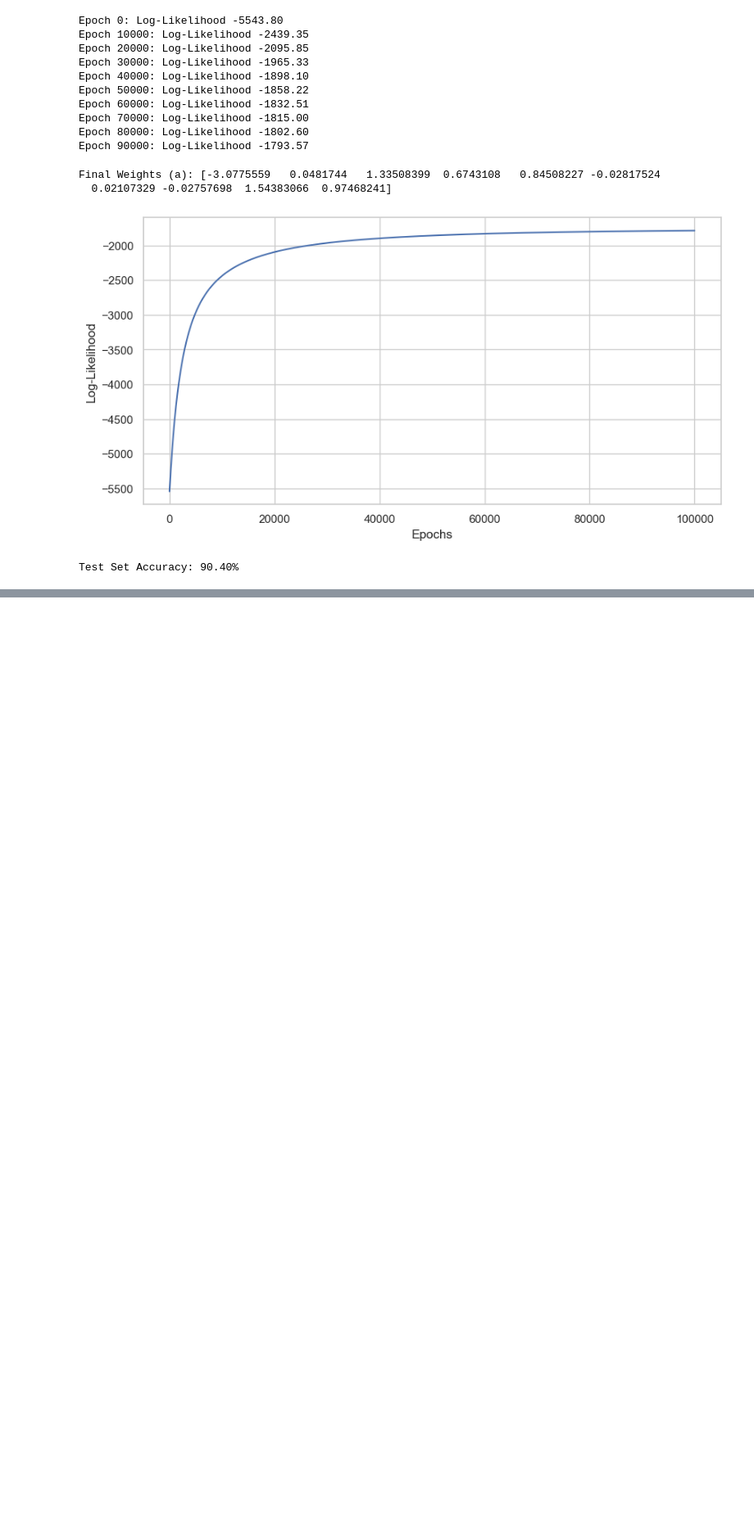
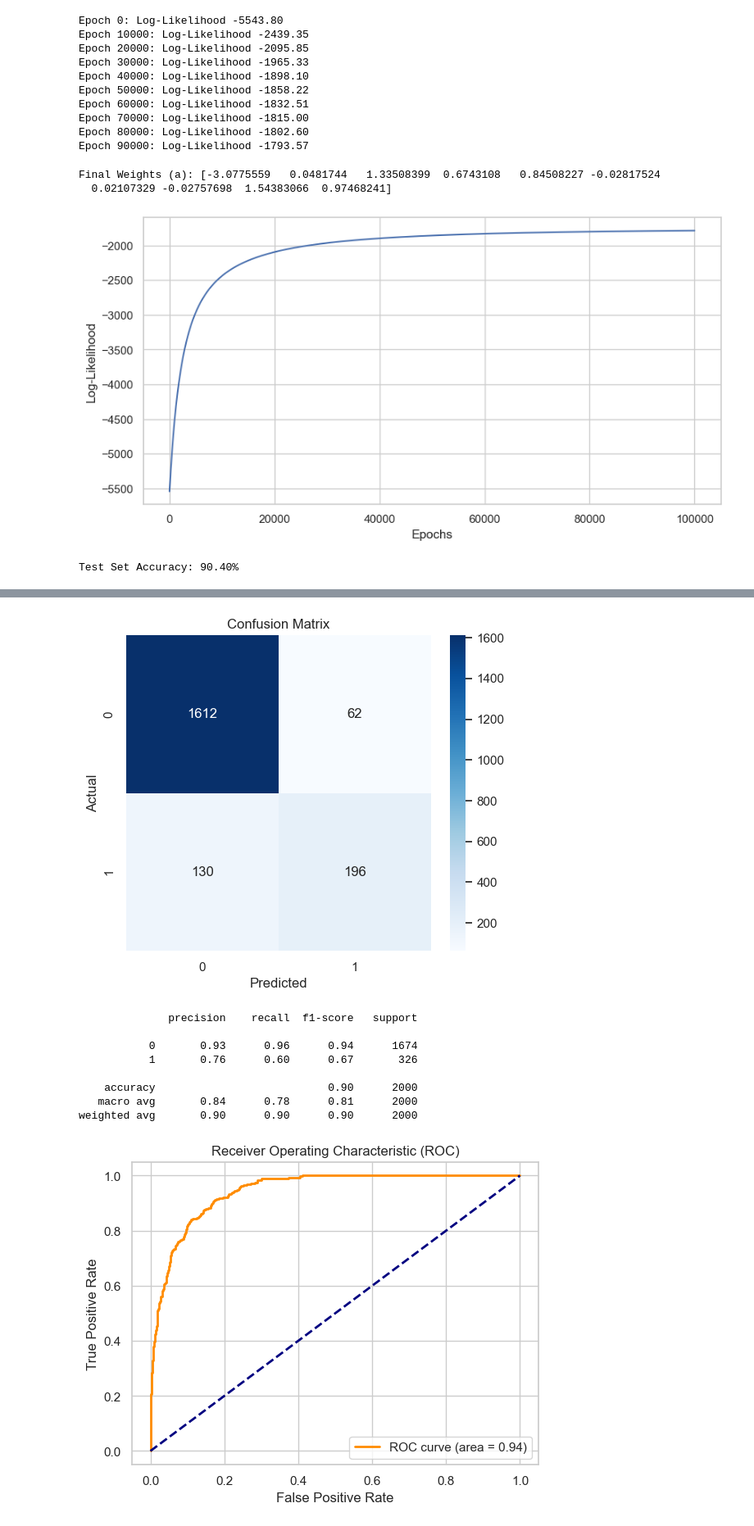
Before and after one commit to p0linal1/College-Placement-Analysis, a Jupyter notebook: AMATH 383 Final.ipynb, the cells around one changed output, grey strips where cells are left out. Shown at 82% size. Drawn from its saved outputs; the diff is of its cells as text; code cells hidden in the pictures; blank space fills up the shorter version.

Commit message:
evaluation of results

```diff
--- a/AMATH 383 Final.ipynb
+++ b/AMATH 383 Final.ipynb
@@ -241,0 +262,40 @@ history
+# %%
+# Accuracy Evaluation
+y_pred_class = predict(X_test_final, a)
+y_pred_prob = sigmoid(X_test_final @ a)
+
+# Confusion Matrix
+cm = confusion_matrix(y_test, y_pred_class)
+plt.figure(figsize=(6,5))
+sns.heatmap(cm, annot=True, fmt='d', cmap='Blues')
+plt.title('Confusion Matrix')
+plt.ylabel('Actual')
+plt.xlabel('Predicted')
+plt.show()
+
+# Classification Report
+print(classification_report(y_test, y_pred_class))
+
+# ROC Curve
+fpr, tpr, thresholds = roc_curve(y_test, y_pred_prob)
+roc_auc = auc(fpr, tpr)
+
+plt.figure()
+plt.plot(fpr, tpr, color='darkorange', lw=2, label=f'ROC curve (area = {roc_auc:.2f})')
+plt.plot([0, 1], [0, 1], color='navy', lw=2, linestyle='--')
+plt.xlabel('False Positive Rate')
+plt.ylabel('True Positive Rate')
+plt.title('Receiver Operating Characteristic (ROC)')
+plt.legend(loc="lower right")
+plt.show()
+# %% [output]
+[figure, added]
+              precision    recall  f1-score   support
+
+           0       0.93      0.96      0.94      1674
+           1       0.76      0.60      0.67       326
+
+    accuracy                           0.90      2000
+   macro avg       0.84      0.78      0.81      2000
+weighted avg       0.90      0.90      0.90      2000
+[figure, added]
```
Also changed, not shown: parts of 4 cells of this notebook.
